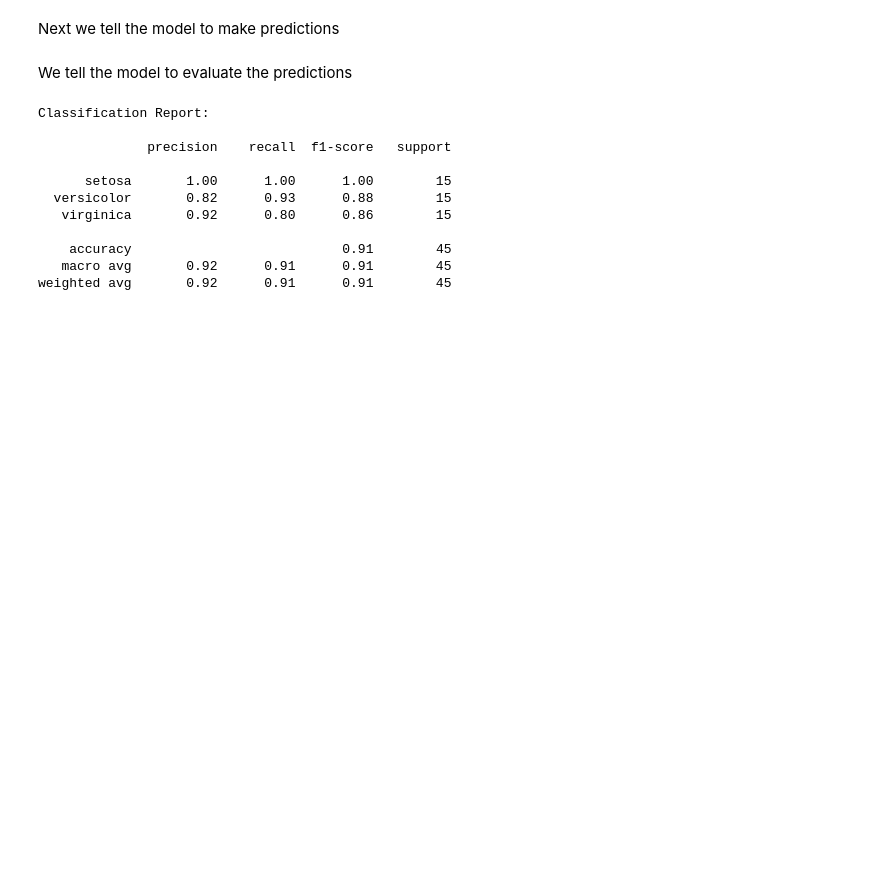
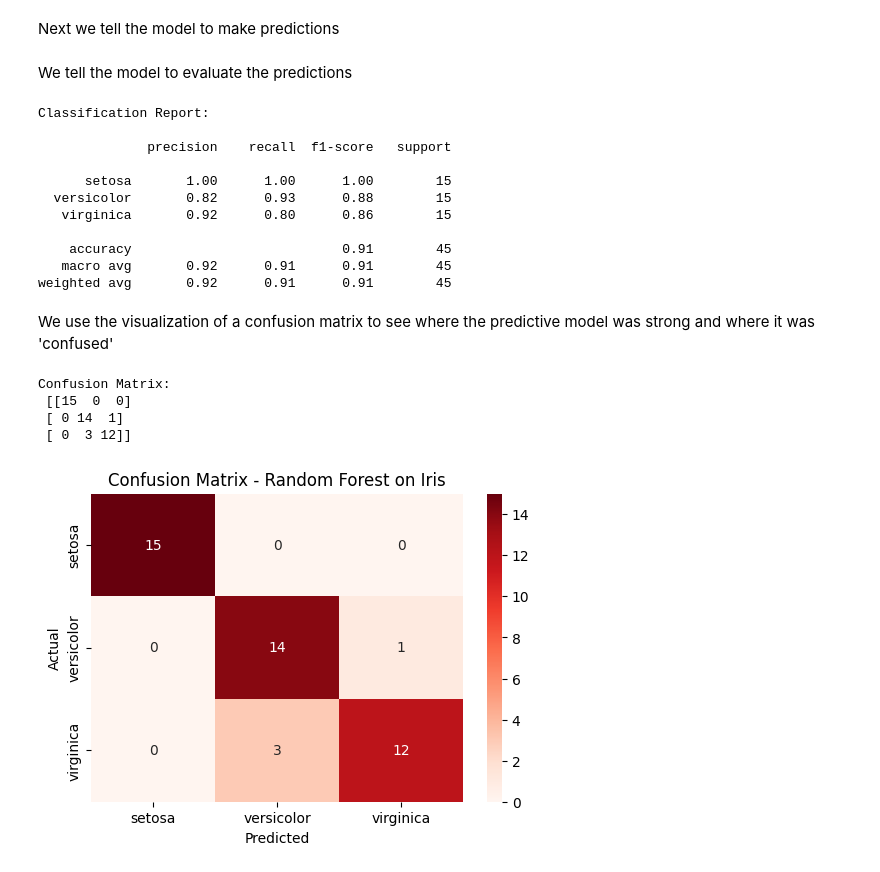
Before and after one commit to BSNorthwood/MGT661, a Jupyter notebook: WK 3 DB.ipynb, the cells around one changed output. Saved outputs shown, nothing was run; the diff lists cells and outputs as text; code cells hidden in the pictures; blank space fills up the shorter version.

```diff
--- a/WK 3 DB.ipynb
+++ b/WK 3 DB.ipynb
@@ -84,3 +84,22 @@ Classification Report:
     accuracy                           0.91        45
    macro avg       0.92      0.91      0.91        45
 weighted avg       0.92      0.91      0.91        45
+# %% [markdown]
+We use the visualization of a confusion matrix to see where the predictive model was strong and where it was 'confused'
+# %%
+cm = confusion_matrix(y_test, y_pred)
+print("Confusion Matrix:\n", cm)
+plt.figure(figsize=(6,4))
+sns.heatmap(cm, annot=True, fmt="d", cmap="Reds",
+            xticklabels=iris.target_names,
+            yticklabels=iris.target_names)
+plt.xlabel("Predicted")
+plt.ylabel("Actual")
+plt.title("Confusion Matrix - Random Forest on Iris")
+plt.show()
+# %% [output]
+Confusion Matrix:
+ [[15  0  0]
+ [ 0 14  1]
+ [ 0  3 12]]
+[figure, added]
```
